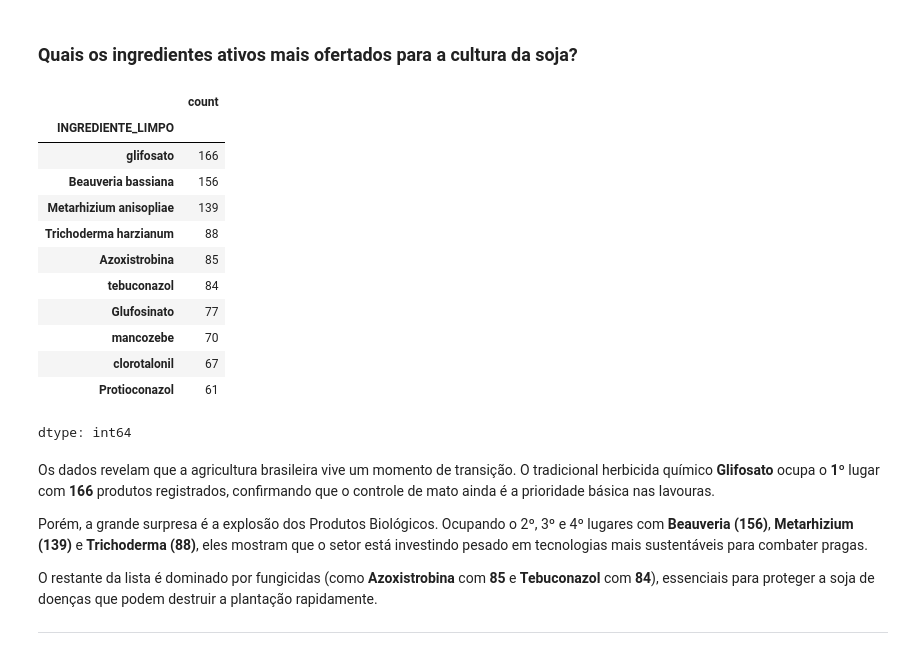
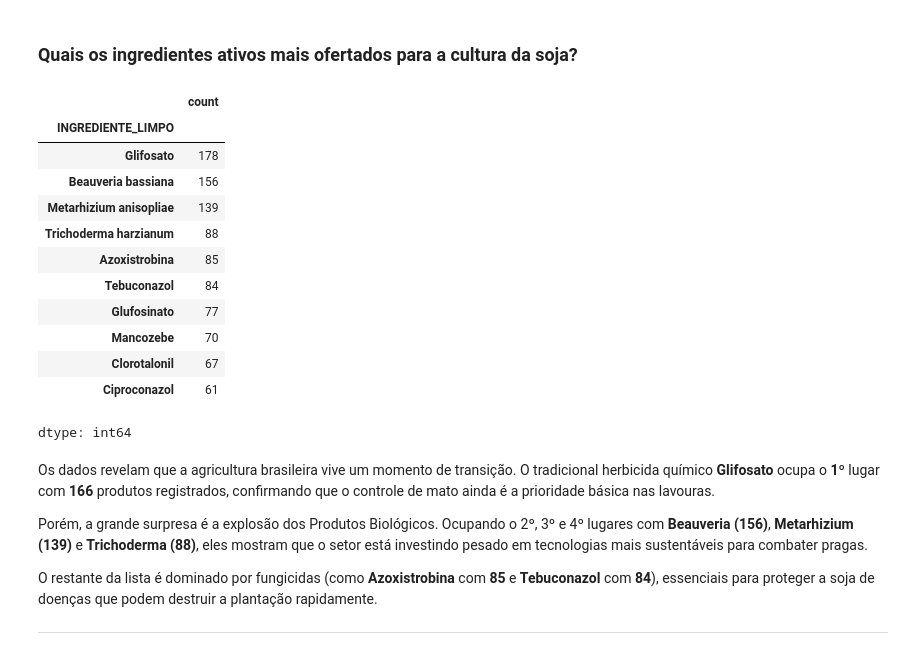
Before and after one commit to luan-vsd/Analise-Agrofit, a Jupyter notebook: notebooks/agrofit.ipynb, the cells around one changed output. Cells and saved outputs as stored; diff of their text form; code cells hidden in the pictures.

```diff
--- a/notebooks/agrofit.ipynb
+++ b/notebooks/agrofit.ipynb
@@ -50,9 +50,6 @@ from datetime import datetime
 # Importando arquivo csv e convertendo tipos
 df = pd.read_csv(csv_path, sep=';', engine='pyarrow')
 df = df.convert_dtypes()
-
-# Limpando os nomes das empresas para facilitar a leitura
-df['TITULAR'] = df['TITULAR_DE_REGISTRO'].str.split().str[0]
 # %% [markdown]
 ---
 # %% [markdown]
@@ -982,44 +1003,44 @@ df_soja = df[df['CULTURA'].str.contains('Soja|Todas as culturas', case=False, na
 df_soja = df_soja[['NR_REGISTRO', 'INGREDIENTE_ATIVO']]
 
 # 2. Explode as misturas (quem tem '+')
 df_soja['INGREDIENTE_ATIVO'] = df_soja['INGREDIENTE_ATIVO'].str.split('+')
 df_exploded = df_soja.explode('INGREDIENTE_ATIVO')
 
 # 3. Limpeza com Regex "Inteligente"
 df_exploded['INGREDIENTE_LIMPO'] = df_exploded['INGREDIENTE_ATIVO'].str.strip()
 
 # Remove concentrações (ex: "(200 g/L)")
 df_exploded['INGREDIENTE_LIMPO'] = df_exploded['INGREDIENTE_LIMPO'].str.replace(r'\s*\(.*', '', regex=True)
 
 # --- O PULO DO GATO DO 2,4-D ---
 # Remove tudo após a vírgula, DESDE QUE não seja um número logo depois (Lookahead negativo)
 # Isso mata ", isolado..." mas preserva "2,4-D"
 df_exploded['INGREDIENTE_LIMPO'] = df_exploded['INGREDIENTE_LIMPO'].str.replace(r',(?!\d).*', '', regex=True)
 
 # Remove Sais (ex: "- Sal de...", "Sal de...")
 df_exploded['INGREDIENTE_LIMPO'] = df_exploded['INGREDIENTE_LIMPO'].str.replace(r'\s*-?\s*\bSal\b.*', '', regex=True, flags=re.IGNORECASE)
 
 # Tira espaços extras
-df_exploded['INGREDIENTE_LIMPO'] = df_exploded['INGREDIENTE_LIMPO'].str.strip()
+df_exploded['INGREDIENTE_LIMPO'] = df_exploded['INGREDIENTE_LIMPO'].str.strip().str.capitalize()
 
 # 4. Remove duplicatas dentro do mesmo produto e conta
 df_unicos = df_exploded.drop_duplicates(subset=['NR_REGISTRO', 'INGREDIENTE_LIMPO'])
 top_ingredientes = df_unicos['INGREDIENTE_LIMPO'].value_counts().head(10)
 
 top_ingredientes
 # %% [output]
 |  | count |
 | INGREDIENTE_LIMPO |  |
-| glifosato | 166 |
+| Glifosato | 178 |
 | Beauveria bassiana | 156 |
 | Metarhizium anisopliae | 139 |
 | Trichoderma harzianum | 88 |
 | Azoxistrobina | 85 |
-| tebuconazol | 84 |
+| Tebuconazol | 84 |
 | Glufosinato | 77 |
-| mancozebe | 70 |
-| clorotalonil | 67 |
-| Protioconazol | 61 |
+| Mancozebe | 70 |
+| Clorotalonil | 67 |
+| Ciproconazol | 61 |
 dtype: int64
 # %%
 top_gli = top_ingredientes.index.get_loc(key='glifosato') + 1
```
Also changed, not shown: parts of 30 cells of this notebook.
